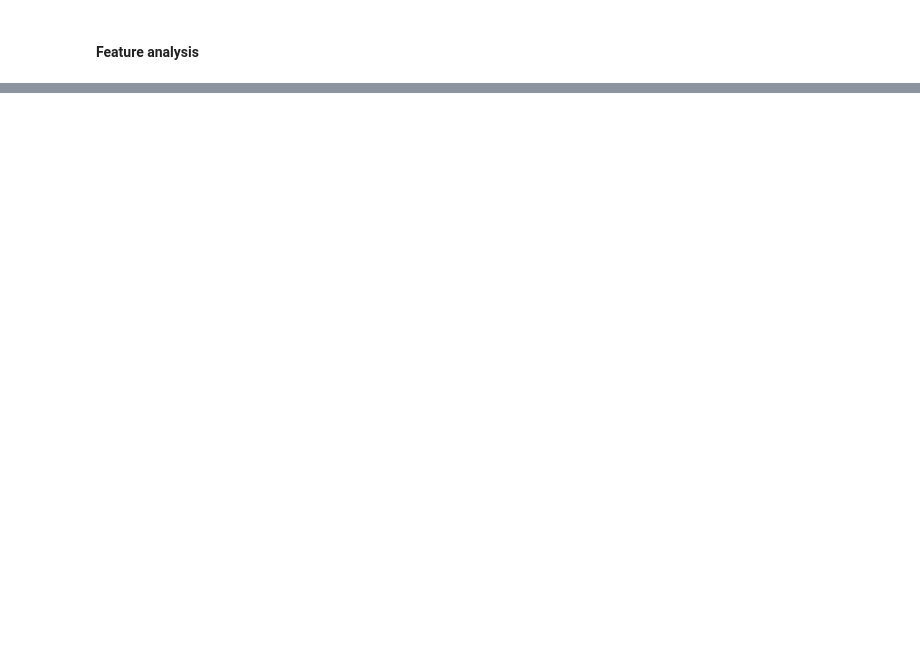
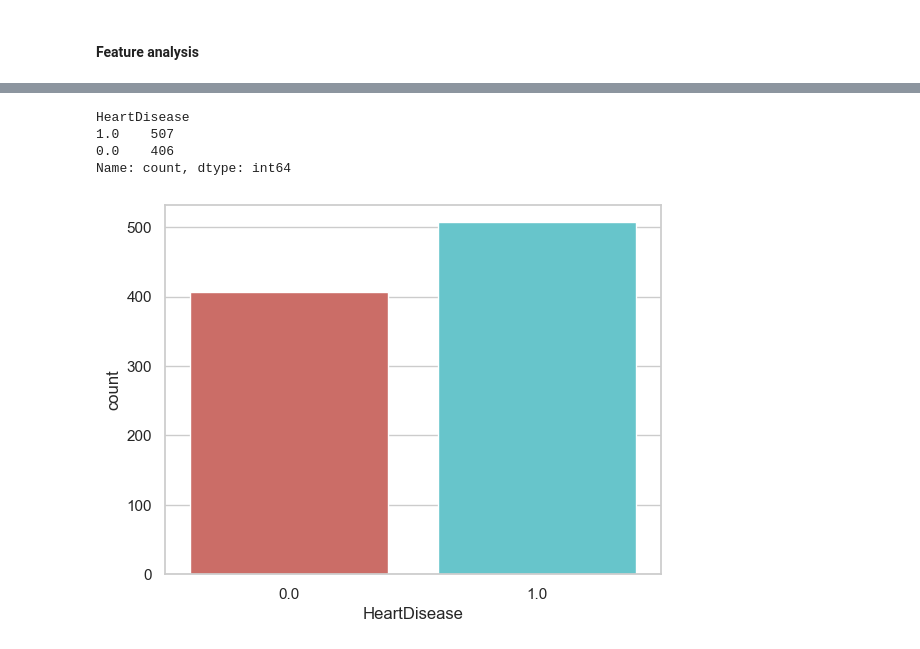
Before and after one commit to Stork656/Heart-diseases_main_project, a Jupyter notebook: notebooks/eda.ipynb, the cells around one changed output, grey strips where cells are left out. Drawn from its saved outputs; the diff is of its cells as text; code cells hidden in the pictures; blank space fills up the shorter version.

```diff
--- a/notebooks/eda.ipynb
+++ b/notebooks/eda.ipynb
@@ -110,0 +186,19 @@ Missing values were found in four features and will be handled during preprocess
+# %%
+print(df['HeartDisease'].value_counts(),'\n')
+sns.set(style="white")
+sns.set(style="whitegrid", color_codes=True)
+y_data = pd.DataFrame(df['HeartDisease'])
+sns.countplot(
+    x='HeartDisease',
+    data=y_data,
+    hue='HeartDisease',
+    palette='hls',
+    legend=False
+)
+plt.show()
+# %% [output]
+HeartDisease
+1.0    507
+0.0    406
+Name: count, dtype: int64
+[figure, added]
```
Also changed, not shown: parts of 19 cells of this notebook, 2 other files.
